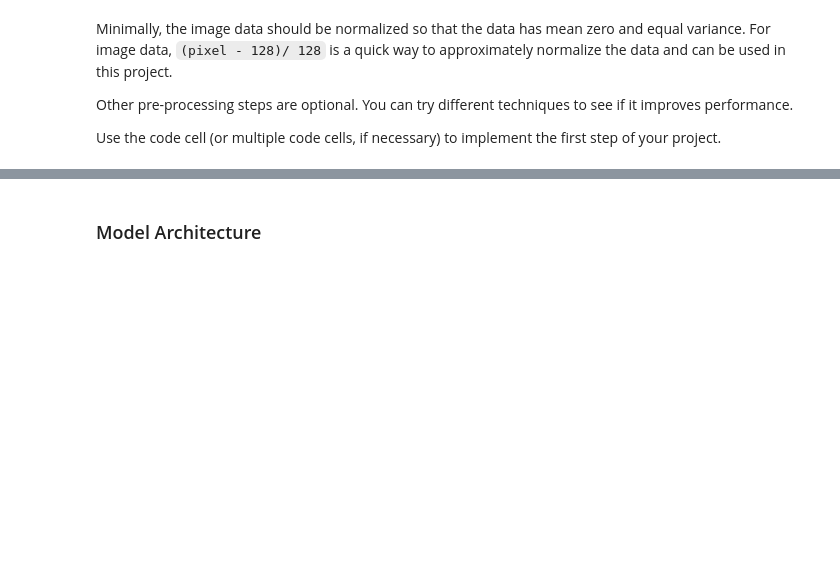
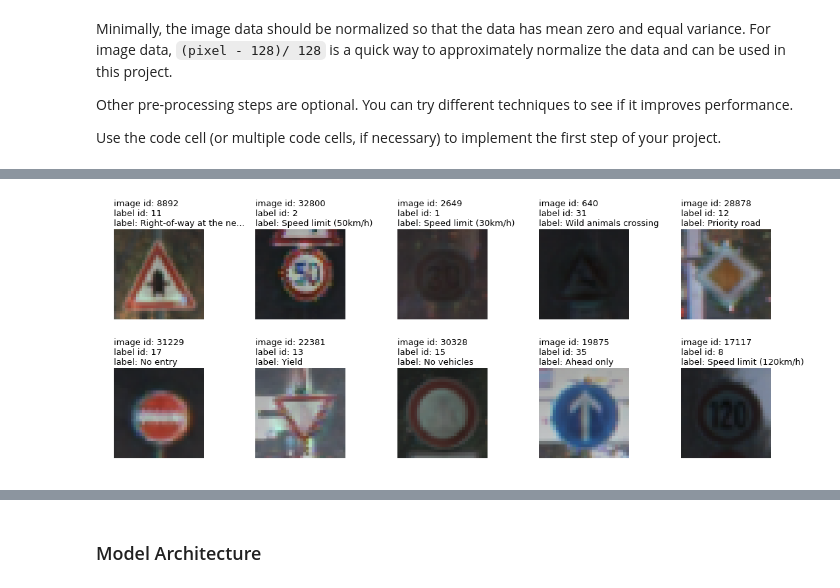
Before and after one commit to MacZel/CarND-Traffic-Sign-Classifier-Project, a Jupyter notebook: Traffic_Sign_Classifier.ipynb, the cells around one changed output, grey strips where cells are left out. Saved outputs shown, nothing was run; the diff lists cells and outputs as text; code cells hidden in the pictures; blank space fills up the shorter version.

```diff
--- a/Traffic_Sign_Classifier.ipynb
+++ b/Traffic_Sign_Classifier.ipynb
@@ -446,0 +549,41 @@ Use the code cell (or multiple code cells, if necessary) to implement the first
+# %%
+# Normalised [0,1]
+X_train_norm_0_1 = (X_train_norm - np.min(X_train_norm))/np.ptp(X_train_norm)
+X_test_norm_0_1 = (X_test_norm - np.min(X_test_norm))/np.ptp(X_test_norm)
+
+# Normalised [0,255] as integer
+# X_train_norm_0_255 = (255*(X_train_norm - np.min(X_train_norm))/np.ptp(X_train_norm)).astype(int)
+# X_test_norm_0_255 = (255*(X_test_norm - np.min(X_test_norm))/np.ptp(X_test_norm)).astype(int)
+
+# Normalised [-1,1]
+# X_train_norm_1_1 = 2*(X_train_norm - np.min(X_train_norm))/np.ptp(X_train_norm)-1
+# X_test_norm_1_1 = 2*(X_test_norm - np.min(X_test_norm))/np.ptp(X_test_norm)-1
+
+assert np.min(X_train_norm_0_1) == 0
+assert np.max(X_train_norm_0_1) == 1
+# %%
+fig, axs = plt.subplots(nrows=2, ncols=5, figsize=(15, 6))
+fig.subplots_adjust(left=0.03, right=0.97,hspace=0.2, wspace=0.05)
+for i, ax in enumerate(axs.flat):
+    # Plot image
+    ax.imshow(X_train_norm_0_1[random_images_ids[i]])
+
+    # Load label meta
+    label_id = train_labels[random_images_ids[i]]
+    label = labels_matchup_list[label_id]
+    # Truncate overflowing labels
+    max_len = 22
+    label = f'{label[:max_len]}...' if len(label) > max_len else label
+
+    # Set title
+    title_1st_line = f'image id: {random_images_ids[i]}'
+    title_2nd_line = f'label id: {label_id}'
+    title_3rd_line = f'label: {label}'
+    title = f'{title_1st_line}\n{title_2nd_line}\n{title_3rd_line}'
+    ax.set_title(title, fontsize=13, loc="left")
+
+    # Turn off axis
+    ax.axis('off')
+plt.tight_layout()
+# %% [output]
+[figure, added]
```
Also changed, not shown: parts of 26 cells of this notebook, 1 other file.
